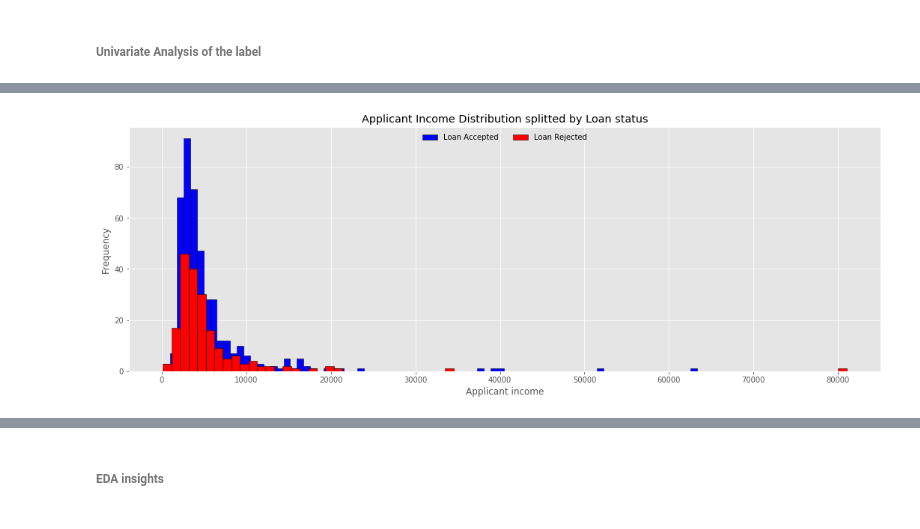
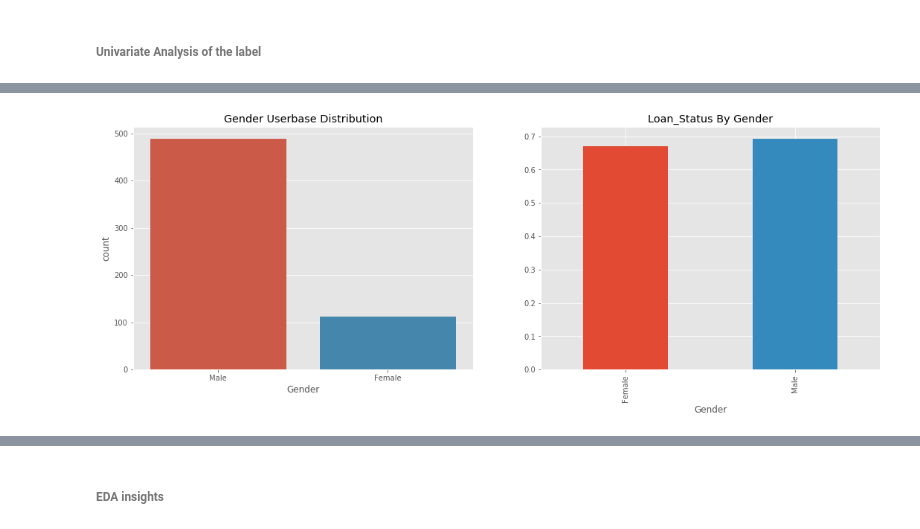
Before and after one commit to bruno-raffa/Loan-prediction, a Jupyter notebook: Notebook.ipynb, the cells around one changed output, grey strips where cells are left out. Saved outputs shown, nothing was run; the diff lists cells and outputs as text; code cells hidden in the pictures.

```diff
--- a/Notebook.ipynb
+++ b/Notebook.ipynb
@@ -267,6 +269,8 @@ df['Loan_Status'].value_counts().plot.pie(explode=[0,0.1],autopct='%1.2f%%', sha
 # %%
-f, ax = plt.subplots(1,2, figsize= figsize)
-sns.countplot('Gender', data=df, ax=ax[0])
-ax[0].set_title('Gender Distribution')
-df.groupby('Gender')['Loan_Status'].mean().plot.bar(ax=ax[1])
-ax[1].set_title('Loan Status By Gender');
+# to generate bar charts
+def makebarchart(df, column, label):
+    f, ax = plt.subplots(1,2, figsize= figsize)
+    sns.countplot(column, data=df, ax=ax[0])
+    ax[0].set_title(column + ' Userbase Distribution')
+    df.groupby(column)[label].mean().plot.bar(ax=ax[1])
+    ax[1].set_title(label + ' By ' + column);
@@ -308,9 +293,4 @@ ax[1].set_title('Loan Accepted');
-# %%
-f =plt.figure(figsize=figsize)
-plt.hist(df[df['Loan_Status']==1].ApplicantIncome, bins=80, color='b', edgecolor='black', label='Loan Accepted')
-plt.hist(df[df['Loan_Status']==0].ApplicantIncome, bins=80, color='r', edgecolor='black', label='Loan Rejected')
-plt.title('Applicant Income Distribution splitted by Loan status')
-plt.ylabel('Frequency'); plt.xlabel('Applicant income')
-plt.legend(loc='upper center', frameon=False, ncol=2);
-# %% [output]
-[figure, removed]
+# %%
+makebarchart(df, 'Gender', 'Loan_Status')
+# %% [output]
+[figure, added]
```
Also changed, not shown: parts of 13 cells of this notebook.
